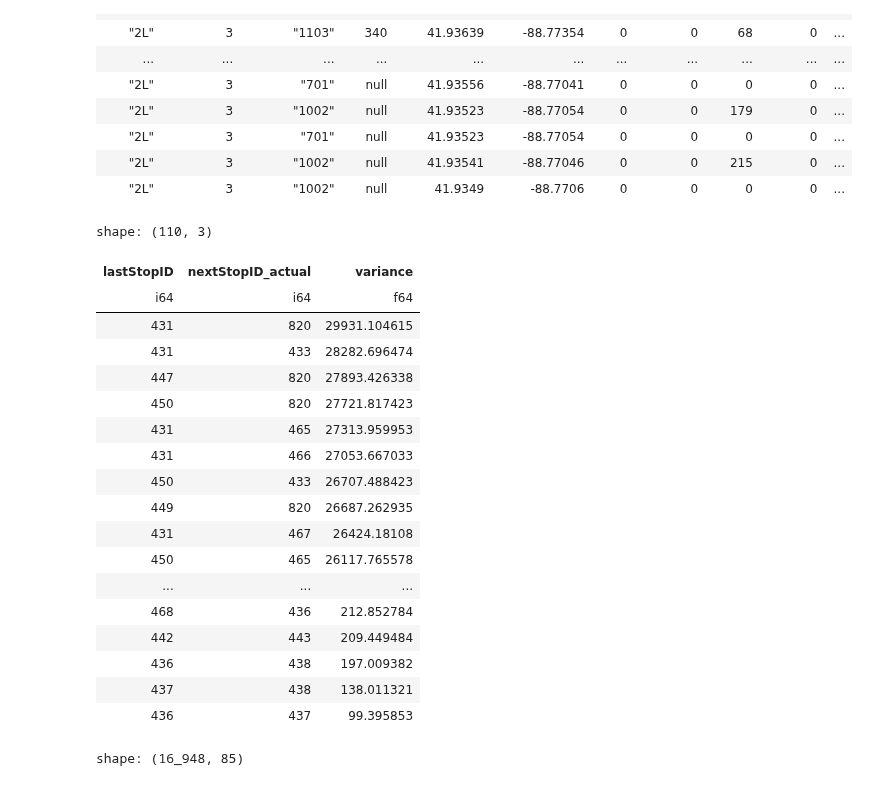
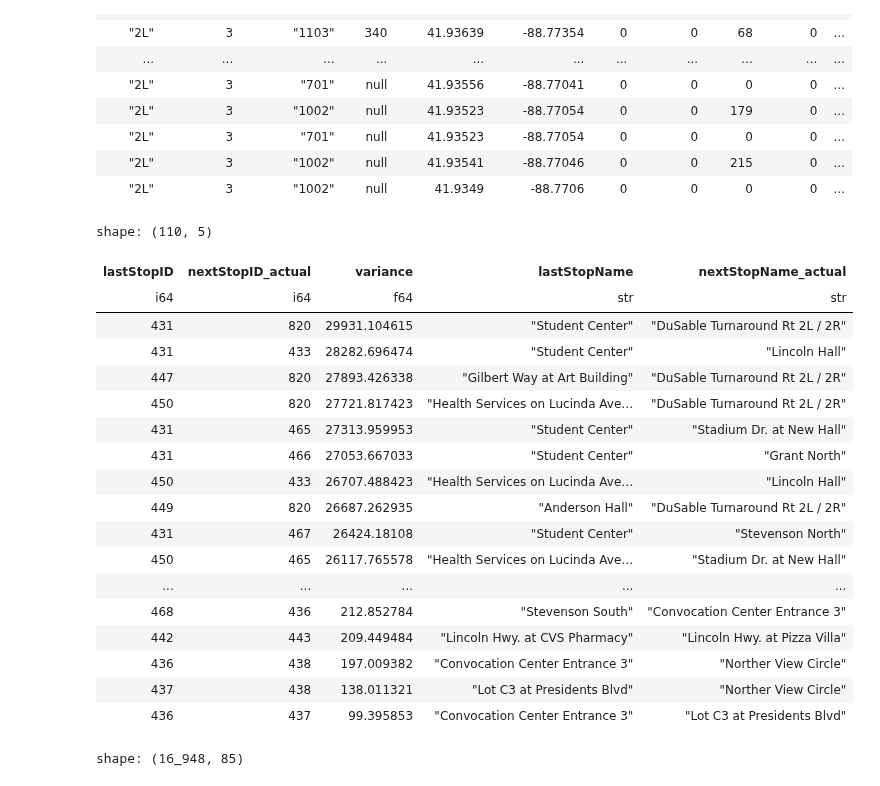
Before and after one commit to shaivilp/Research-Rookies, a Jupyter notebook: dekalb_bus/machine_learning/high_variance_calcuation.ipynb, the cells around one changed output. Cells and saved outputs as stored; diff of their text form; code cells hidden in the pictures.

Commit message:
feat: trying to figure out why model always returns a 0 for the backend and also added stop names to variance calcuations

```diff
--- a/dekalb_bus/machine_learning/high_variance_calcuation.ipynb
+++ b/dekalb_bus/machine_learning/high_variance_calcuation.ipynb
@@ -32,32 +32,34 @@ shape: (161_799, 85)
 # %%
 twol_ariance_df = (
     two_l_data
     .group_by(["lastStopID", "nextStopID_actual"])
     .agg([
-        pl.col("eta_seconds").var().alias("variance")
+        pl.col("eta_seconds").var().alias("variance"),
+        pl.col("lastStopName").first(),
+        pl.col("nextStopName_actual").first()
     ])
     .sort("variance", descending=True)
 )
 # %% [output]
-shape: (110, 3)
+shape: (110, 5)
-| lastStopID | nextStopID_actual | variance |
-| i64 | i64 | f64 |
-| 431 | 820 | 29931.104615 |
-| 431 | 433 | 28282.696474 |
-| 447 | 820 | 27893.426338 |
-| 450 | 820 | 27721.817423 |
-| 431 | 465 | 27313.959953 |
-| 431 | 466 | 27053.667033 |
-| 450 | 433 | 26707.488423 |
-| 449 | 820 | 26687.262935 |
-| 431 | 467 | 26424.18108 |
-| 450 | 465 | 26117.765578 |
-| ... | ... | ... |
-| 468 | 436 | 212.852784 |
-| 442 | 443 | 209.449484 |
-| 436 | 438 | 197.009382 |
-| 437 | 438 | 138.011321 |
-| 436 | 437 | 99.395853 |
+| lastStopID | nextStopID_actual | variance | lastStopName | nextStopName_actual |
+| i64 | i64 | f64 | str | str |
+| 431 | 820 | 29931.104615 | "Student Center" | "DuSable Turnaround Rt 2L / 2R" |
+| 431 | 433 | 28282.696474 | "Student Center" | "Lincoln Hall" |
+| 447 | 820 | 27893.426338 | "Gilbert Way at Art Building" | "DuSable Turnaround Rt 2L / 2R" |
+| 450 | 820 | 27721.817423 | "Health Services on Lucinda Ave… | "DuSable Turnaround Rt 2L / 2R" |
+| 431 | 465 | 27313.959953 | "Student Center" | "Stadium Dr. at New Hall" |
+| 431 | 466 | 27053.667033 | "Student Center" | "Grant North" |
+| 450 | 433 | 26707.488423 | "Health Services on Lucinda Ave… | "Lincoln Hall" |
+| 449 | 820 | 26687.262935 | "Anderson Hall" | "DuSable Turnaround Rt 2L / 2R" |
+| 431 | 467 | 26424.18108 | "Student Center" | "Stevenson North" |
+| 450 | 465 | 26117.765578 | "Health Services on Lucinda Ave… | "Stadium Dr. at New Hall" |
+| ... | ... | ... | ... | ... |
+| 468 | 436 | 212.852784 | "Stevenson South" | "Convocation Center Entrance 3" |
+| 442 | 443 | 209.449484 | "Lincoln Hwy. at CVS Pharmacy" | "Lincoln Hwy. at Pizza Villa" |
+| 436 | 438 | 197.009382 | "Convocation Center Entrance 3" | "Norther View Circle" |
+| 437 | 438 | 138.011321 | "Lot C3 at Presidents Blvd" | "Norther View Circle" |
+| 436 | 437 | 99.395853 | "Convocation Center Entrance 3" | "Lot C3 at Presidents Blvd" |
 # %%
 twelve_data = pl.read_parquet("../data/twelve_route_mega_df.parquet")
 # %% [output]
```
Also changed, not shown: parts of 1 cell of this notebook, 2 other files.
